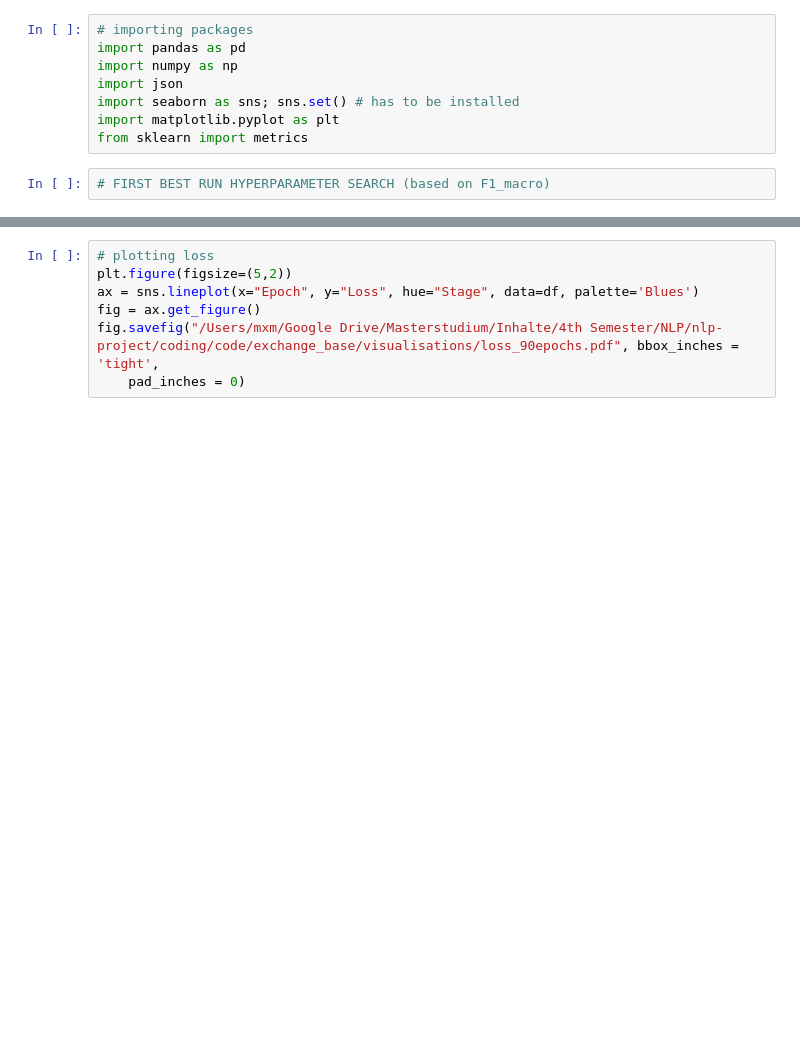
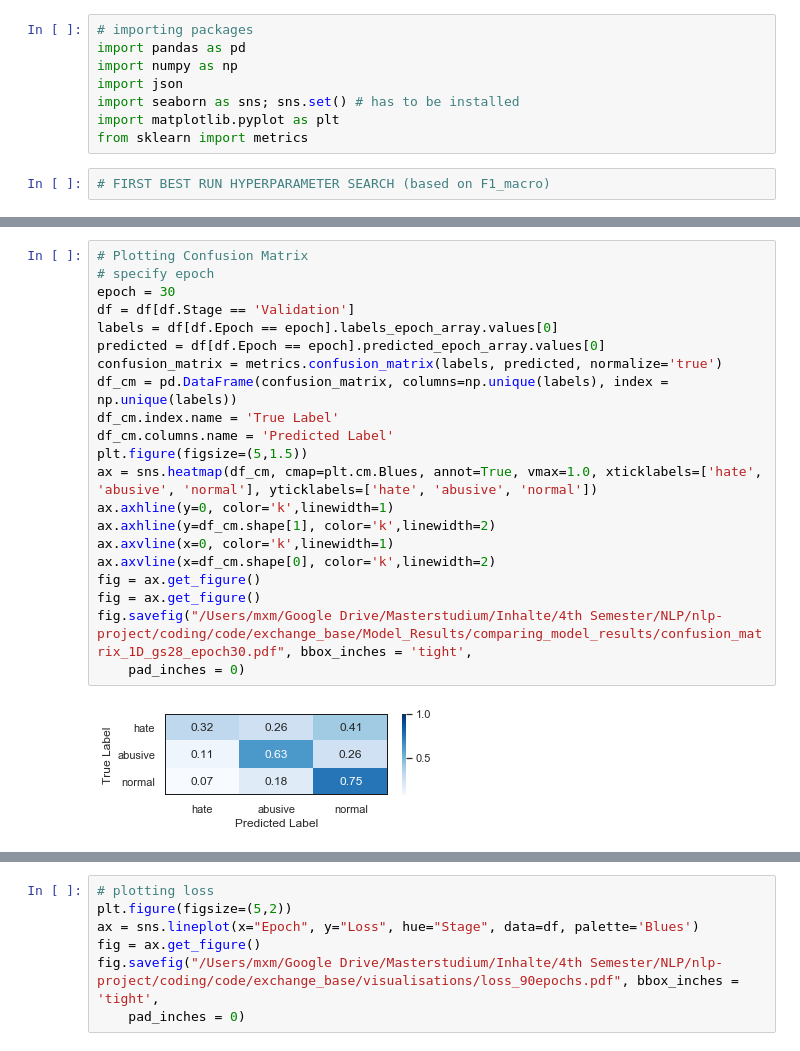
Before and after one commit to MaximilianKupi/nlp-project, a Jupyter notebook: coding/code/VISUALISATIONS.ipynb, the cells around one changed output, grey strips where cells are left out. Saved outputs shown, nothing was run; the diff lists cells and outputs as text; blank space fills up the shorter version.

```diff
--- a/coding/code/VISUALISATIONS.ipynb
+++ b/coding/code/VISUALISATIONS.ipynb
@@ -29,0 +43,23 @@ ValueError: Could not interpret input 'epoch'
+# %%
+# Plotting Confusion Matrix
+# specify epoch
+epoch = 30
+df = df[df.Stage == 'Validation']
+labels = df[df.Epoch == epoch].labels_epoch_array.values[0]
+predicted = df[df.Epoch == epoch].predicted_epoch_array.values[0]
+confusion_matrix = metrics.confusion_matrix(labels, predicted, normalize='true')
+df_cm = pd.DataFrame(confusion_matrix, columns=np.unique(labels), index = np.unique(labels))
+df_cm.index.name = 'True Label'
+df_cm.columns.name = 'Predicted Label'
+plt.figure(figsize=(5,1.5))
+ax = sns.heatmap(df_cm, cmap=plt.cm.Blues, annot=True, vmax=1.0, xticklabels=['hate', 'abusive', 'normal'], yticklabels=['hate', 'abusive', 'normal'])
+ax.axhline(y=0, color='k',linewidth=1)
+ax.axhline(y=df_cm.shape[1], color='k',linewidth=2)
+ax.axvline(x=0, color='k',linewidth=1)
+ax.axvline(x=df_cm.shape[0], color='k',linewidth=2)
+fig = ax.get_figure()
+fig = ax.get_figure()
+fig.savefig("/Users/mxm/Google Drive/Masterstudium/Inhalte/4th Semester/NLP/nlp-project/coding/code/exchange_base/Model_Results/comparing_model_results/confusion_matrix_1D_gs28_epoch30.pdf", bbox_inches = 'tight',
+    pad_inches = 0)
+# %% [output]
+[figure, added]
```
Also changed, not shown: parts of 7 cells of this notebook, 36 other files.
